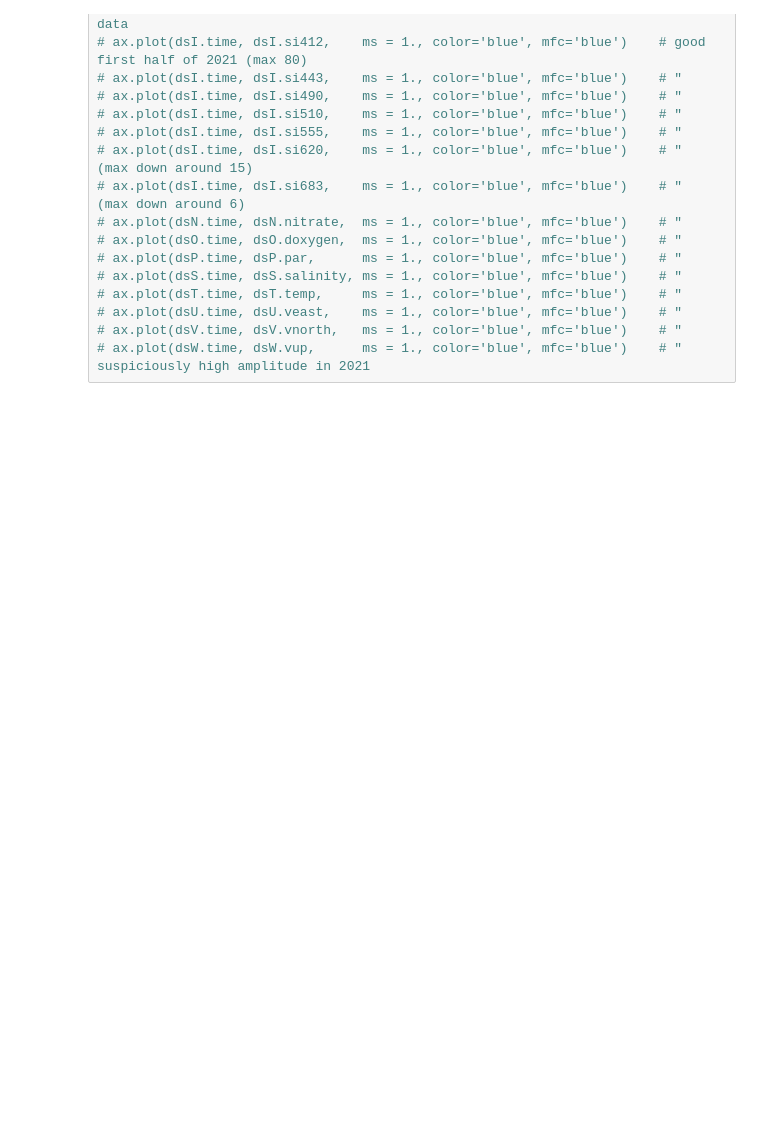
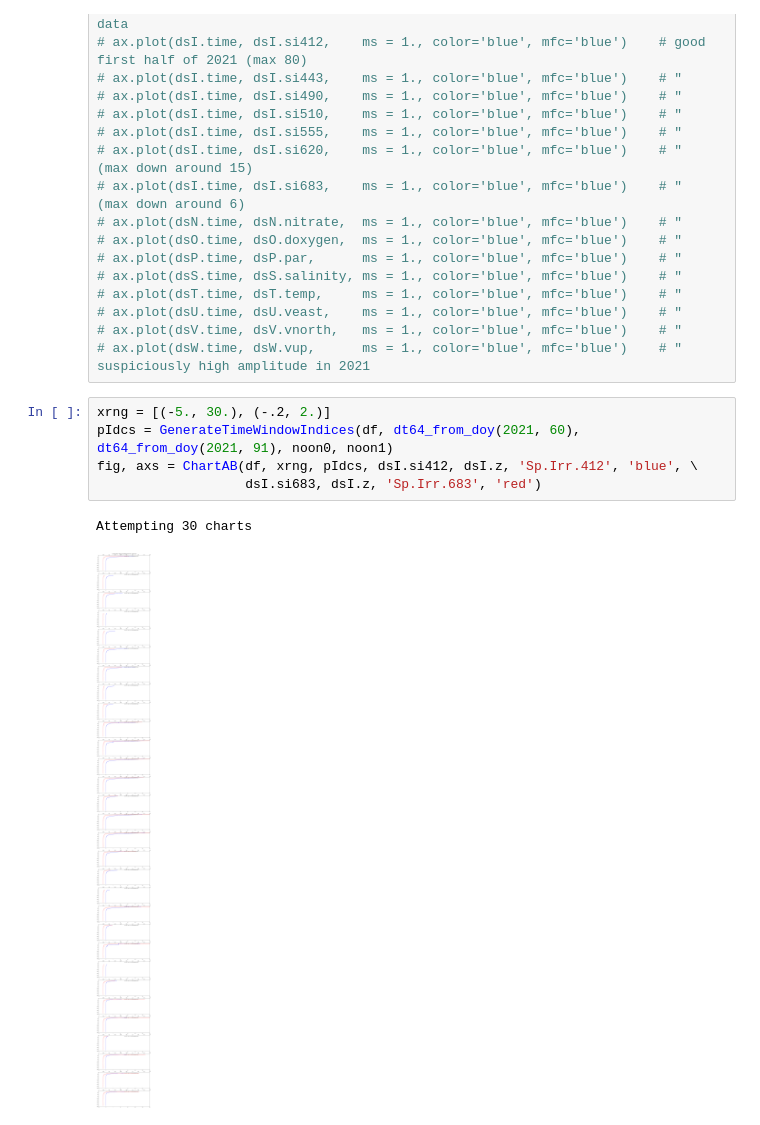
Before and after one commit to robfatland/oceanprior, a Jupyter notebook: BioOptics.ipynb, the cells around one changed output. Drawn from its saved outputs; the diff is of its cells as text; blank space fills up the shorter version.

```diff
--- a/BioOptics.ipynb
+++ b/BioOptics.ipynb
@@ -580,3 +580,11 @@ Attempting 30 charts
 # ax.plot(dsU.time, dsU.veast,    ms = 1., color='blue', mfc='blue')    # "
 # ax.plot(dsV.time, dsV.vnorth,   ms = 1., color='blue', mfc='blue')    # "
 # ax.plot(dsW.time, dsW.vup,      ms = 1., color='blue', mfc='blue')    # " suspiciously high amplitude in 2021
+# %%
+xrng = [(-5., 30.), (-.2, 2.)]
+pIdcs = GenerateTimeWindowIndices(df, dt64_from_doy(2021, 60), dt64_from_doy(2021, 91), noon0, noon1)
+fig, axs = ChartAB(df, xrng, pIdcs, dsI.si412, dsI.z, 'Sp.Irr.412', 'blue', \
+                   dsI.si683, dsI.z, 'Sp.Irr.683', 'red')
+# %% [output]
+Attempting 30 charts
+[figure, added]
```
Also changed, not shown: parts of 6 cells of this notebook, 1 other file.
